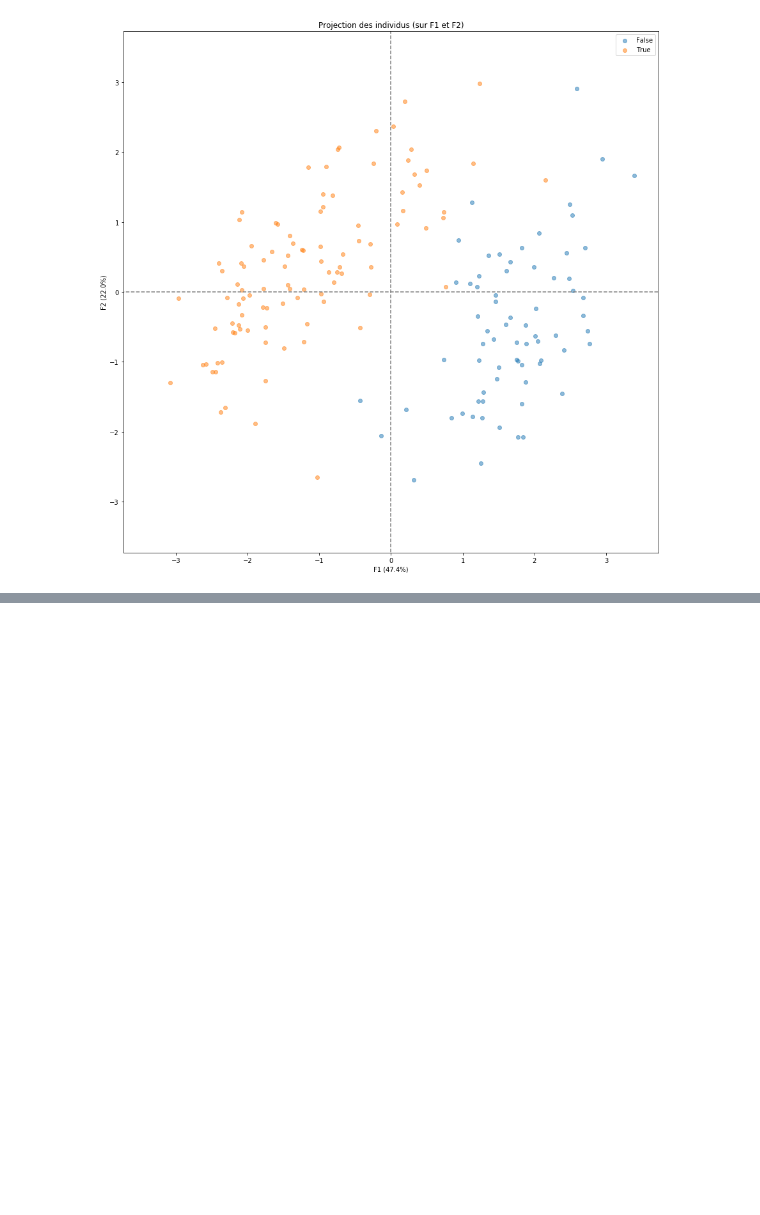
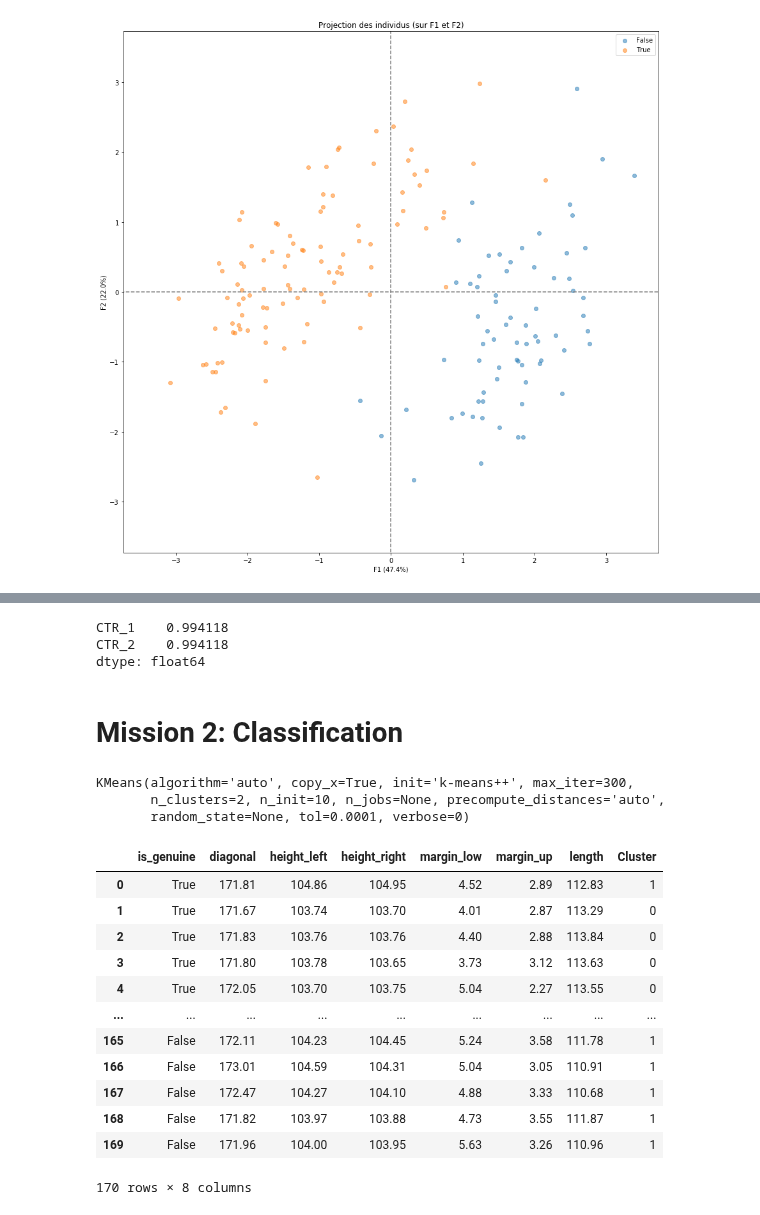
Before and after one commit to Sh4mSh4m/OCR_DA_proj6, a Jupyter notebook: Projet 6.ipynb, the cells around one changed output, grey strips where cells are left out. Drawn from its saved outputs; the diff is of its cells as text; code cells hidden in the pictures; blank space fills up the shorter version.

```diff
--- a/Projet 6.ipynb
+++ b/Projet 6.ipynb
@@ -167,0 +341,16 @@ PCA(copy=True, iterated_power='auto', n_components=6, random_state=None,
+# %%
+ctr_sur_axe.sum() # somme des contributions a 1 sur chaque axe
+# %% [output]
+CTR_1    0.994118
+CTR_2    0.994118
+dtype: float64
+# %% [markdown]
+# Mission 2: Classification
+# %%
+from sklearn.cluster import KMeans
+km=KMeans(2)
+km.fit(X_scaled)
+# %% [output]
+KMeans(algorithm='auto', copy_x=True, init='k-means++', max_iter=300,
+       n_clusters=2, n_init=10, n_jobs=None, precompute_distances='auto',
+       random_state=None, tol=0.0001, verbose=0)
@@ -167,0 +359,16 @@ PCA(copy=True, iterated_power='auto', n_components=6, random_state=None,
+# %%
+data_raw
+# %% [output]
+|  | is_genuine | diagonal | height_left | height_right | margin_low | margin_up | length | Cluster |
+| 0 | True | 171.81 | 104.86 | 104.95 | 4.52 | 2.89 | 112.83 | 1 |
+| 1 | True | 171.67 | 103.74 | 103.70 | 4.01 | 2.87 | 113.29 | 0 |
+| 2 | True | 171.83 | 103.76 | 103.76 | 4.40 | 2.88 | 113.84 | 0 |
+| 3 | True | 171.80 | 103.78 | 103.65 | 3.73 | 3.12 | 113.63 | 0 |
+| 4 | True | 172.05 | 103.70 | 103.75 | 5.04 | 2.27 | 113.55 | 0 |
+| ... | ... | ... | ... | ... | ... | ... | ... | ... |
+| 165 | False | 172.11 | 104.23 | 104.45 | 5.24 | 3.58 | 111.78 | 1 |
+| 166 | False | 173.01 | 104.59 | 104.31 | 5.04 | 3.05 | 110.91 | 1 |
+| 167 | False | 172.47 | 104.27 | 104.10 | 4.88 | 3.33 | 110.68 | 1 |
+| 168 | False | 171.82 | 103.97 | 103.88 | 4.73 | 3.55 | 111.87 | 1 |
+| 169 | False | 171.96 | 104.00 | 103.95 | 5.63 | 3.26 | 110.96 | 1 |
+170 rows × 8 columns
```
Also changed, not shown: parts of 29 cells of this notebook, 1 other file.
